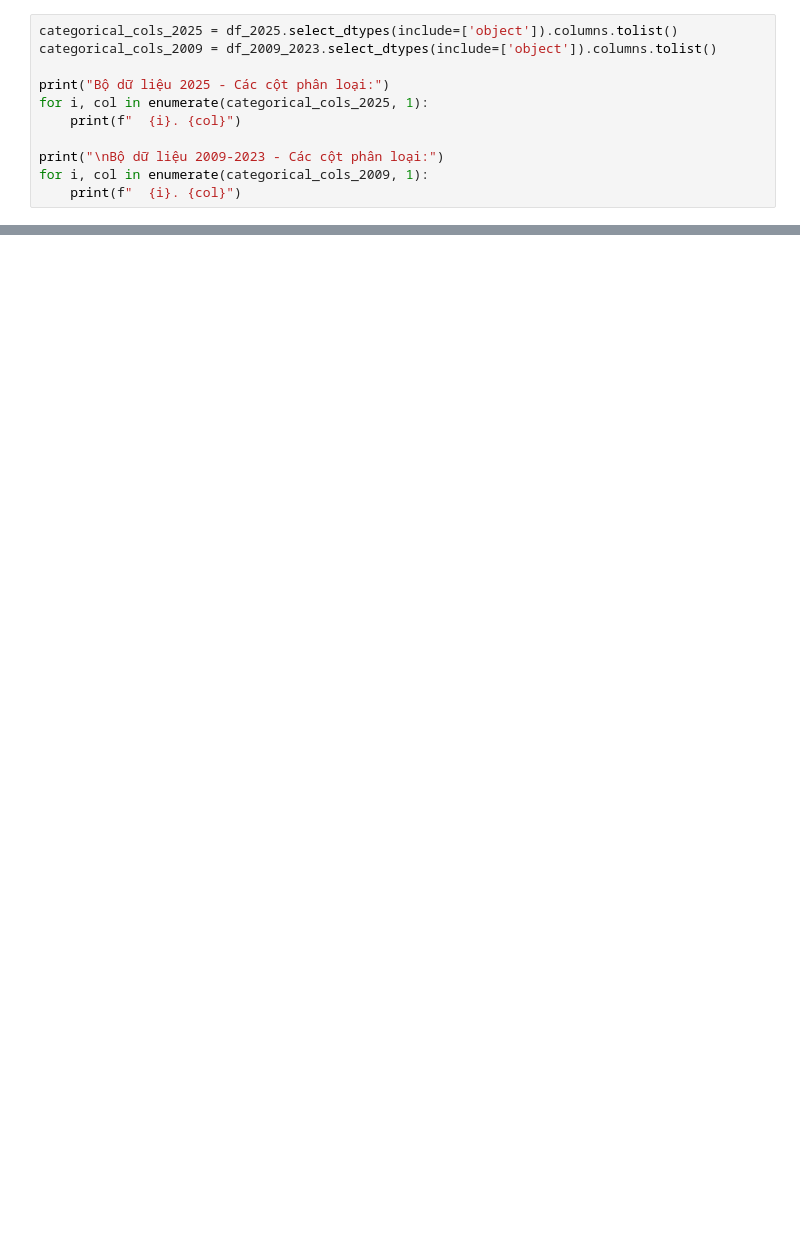
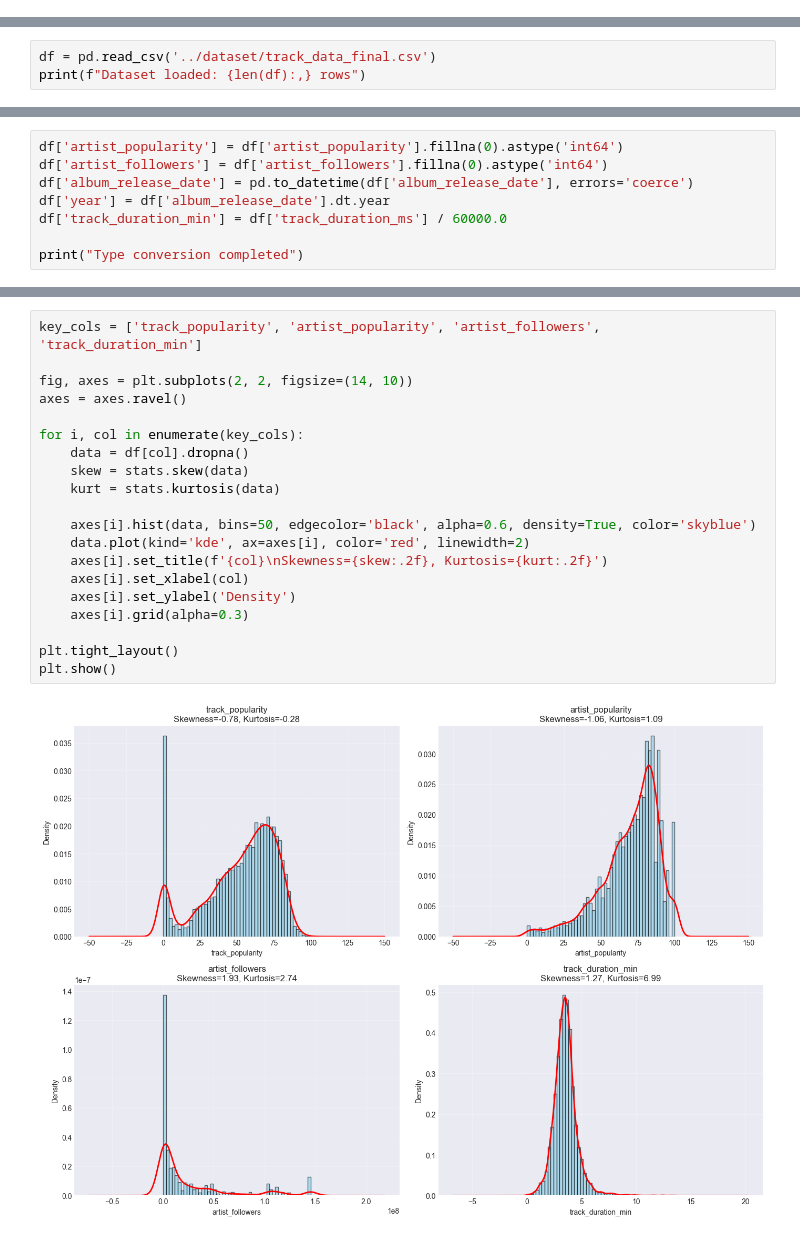
Before and after one commit to chisngyen/Spotify_Global_Music_Analysis, a Jupyter notebook: notebooks/02_data_exploration.ipynb, the cells around one changed output, grey strips where cells are left out. Saved outputs shown, nothing was run; the diff lists cells and outputs as text; blank space fills up the shorter version.

Commit message:
Update 02_data_exploration: latest exploration and analysis

```diff
--- a/notebooks/02_data_exploration.ipynb
+++ b/notebooks/02_data_exploration.ipynb
@@ -644,11 +0,0 @@ Tất cả các giá trị đều nằm trong khoảng hợp lý. Không phát h
-# %%
-categorical_cols_2025 = df_2025.select_dtypes(include=['object']).columns.tolist()
-categorical_cols_2009 = df_2009_2023.select_dtypes(include=['object']).columns.tolist()
-
-print("Bộ dữ liệu 2025 - Các cột phân loại:")
-for i, col in enumerate(categorical_cols_2025, 1):
-    print(f"  {i}. {col}")
-
-print("\nBộ dữ liệu 2009-2023 - Các cột phân loại:")
-for i, col in enumerate(categorical_cols_2009, 1):
-    print(f"  {i}. {col}")
@@ -1141,0 +23,3 @@ Phần này sẽ được thực hiện trong các phân tích cụ thể cho t
+# %%
+df = pd.read_csv('../dataset/track_data_final.csv')
+print(f"Dataset loaded: {len(df):,} rows")
@@ -1141,0 +133,8 @@ Phần này sẽ được thực hiện trong các phân tích cụ thể cho t
+# %%
+df['artist_popularity'] = df['artist_popularity'].fillna(0).astype('int64')
+df['artist_followers'] = df['artist_followers'].fillna(0).astype('int64')
+df['album_release_date'] = pd.to_datetime(df['album_release_date'], errors='coerce')
+df['year'] = df['album_release_date'].dt.year
+df['track_duration_min'] = df['track_duration_ms'] / 60000.0
+
+print("Type conversion completed")
@@ -1141,0 +162,22 @@ Phần này sẽ được thực hiện trong các phân tích cụ thể cho t
+# %%
+key_cols = ['track_popularity', 'artist_popularity', 'artist_followers', 'track_duration_min']
+
+fig, axes = plt.subplots(2, 2, figsize=(14, 10))
+axes = axes.ravel()
+
+for i, col in enumerate(key_cols):
+    data = df[col].dropna()
+    skew = stats.skew(data)
+    kurt = stats.kurtosis(data)
+
+    axes[i].hist(data, bins=50, edgecolor='black', alpha=0.6, density=True, color='skyblue')
+    data.plot(kind='kde', ax=axes[i], color='red', linewidth=2)
+    axes[i].set_title(f'{col}\nSkewness={skew:.2f}, Kurtosis={kurt:.2f}')
+    axes[i].set_xlabel(col)
+    axes[i].set_ylabel('Density')
+    axes[i].grid(alpha=0.3)
+
+plt.tight_layout()
+plt.show()
+# %% [output]
+[figure, added]
```
Also changed, not shown: parts of 133 cells of this notebook.
